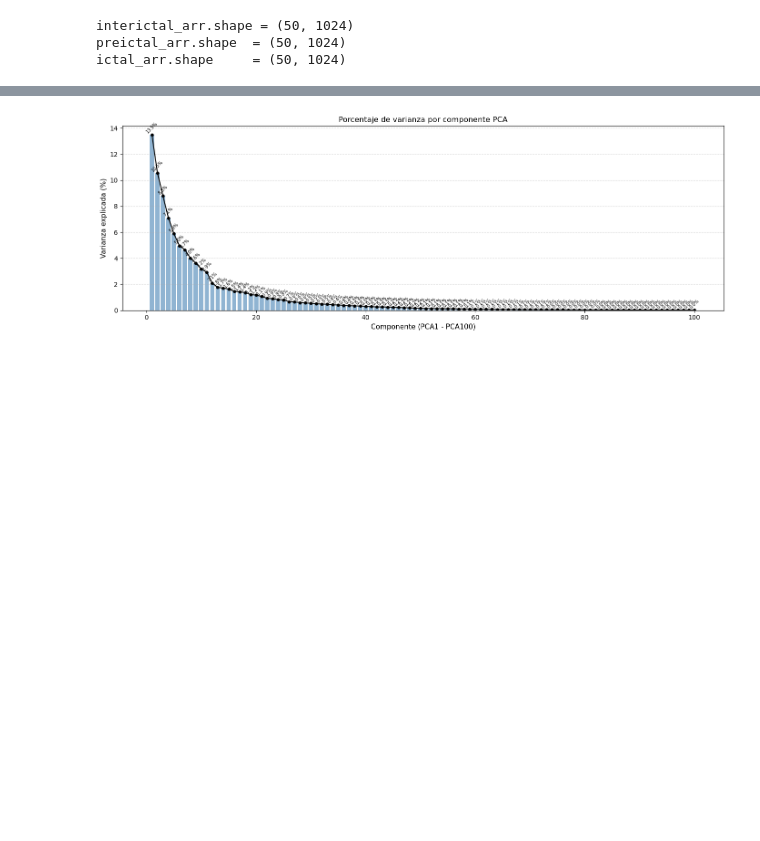
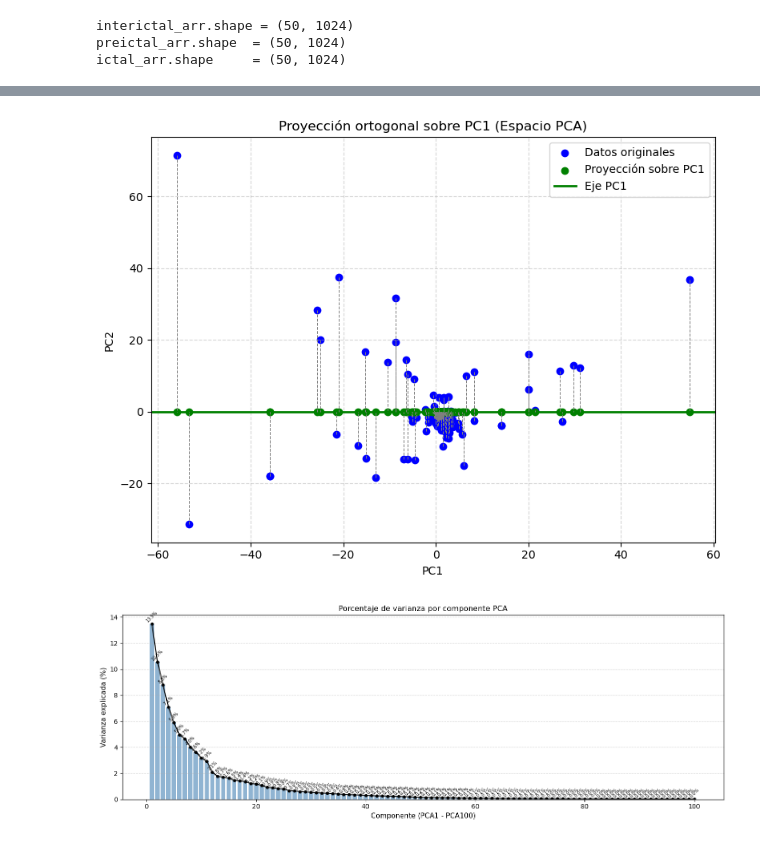
Before and after one commit to aarevalom0/EEG-Interictal-ML-Pipeline, a Jupyter notebook: notebooks/2_5_pipeline2-d3.ipynb, the cells around one changed output, grey strips where cells are left out. Cells and saved outputs as stored; diff of their text form; code cells hidden in the pictures; blank space fills up the shorter version.

```diff
--- a/notebooks/pipeline2-d3.ipynb
+++ b/notebooks/2_5_pipeline2-d3.ipynb
@@ -3,7 +3,7 @@ from pathlib import Path
 from scipy.io import loadmat
 
 # Path to dataset root containing interictal, preictal, ictal folders
-DATA_ROOT = Path("DATASET-3")
+DATA_ROOT = Path("../DATASET-3")
 
 # Initialize dictionary for categorized EEG states
 dataset = { "interictal": [], "preictal": [], "ictal": [] }
@@ -176,6 +173,43 @@ Archivo guardado como: dataset3_PCA_100.csv
 | 3 | 1.051674 | -2.093073 | -0.033584 | -0.022670 | -1.055177 | 0.213385 | -0.665087 | -0.207276 | -0.549646 | -0.323383 | ... | ... |
 | 4 | -0.261451 | -1.801624 | 0.601794 | 0.853112 | -0.973168 | 1.208302 | -0.822903 | -1.251470 | -0.128257 | -0.032636 | ... | ... |
 5 rows × 101 columns
+# %%
+import matplotlib.pyplot as plt
+import numpy as np
+
+# --- 1) Extraer PC1 y PC2 ---
+pc1 = pca_df["PC1"].values
+pc2 = pca_df["PC2"].values
+
+# --- 2) Calcular proyección ortogonal sobre PC1 ---
+# La proyección en el espacio PCA es simplemente (PC1, 0) porque estamos "aplanando" en PC1
+proj_pc1 = np.zeros_like(pc2)
+
+# --- 3) Graficar ---
+plt.figure(figsize=(8,6))
+plt.title("Proyección ortogonal sobre PC1 (Espacio PCA)")
+plt.xlabel("PC1")
+plt.ylabel("PC2")
+
+# Datos originales
+plt.scatter(pc1, pc2, color="blue", label="Datos originales")
+
+# Proyección sobre PC1
+plt.scatter(pc1, proj_pc1, color="green", label="Proyección sobre PC1")
+
+# Eje PC1
+plt.axhline(0, color="green", linewidth=2, label="Eje PC1")
+
+# Líneas de proyección
+for x, y in zip(pc1, pc2):
+    plt.plot([x, x], [y, 0], "gray", linestyle="--", linewidth=0.7)
+
+plt.legend()
+plt.grid(True, linestyle="--", alpha=0.5)
+plt.tight_layout()
+plt.show()
+# %% [output]
+[figure, added]
 # %%
 import matplotlib.pyplot as plt
 import numpy as np
```
Also changed, not shown: parts of 1 cell of this notebook, 4 other files.
